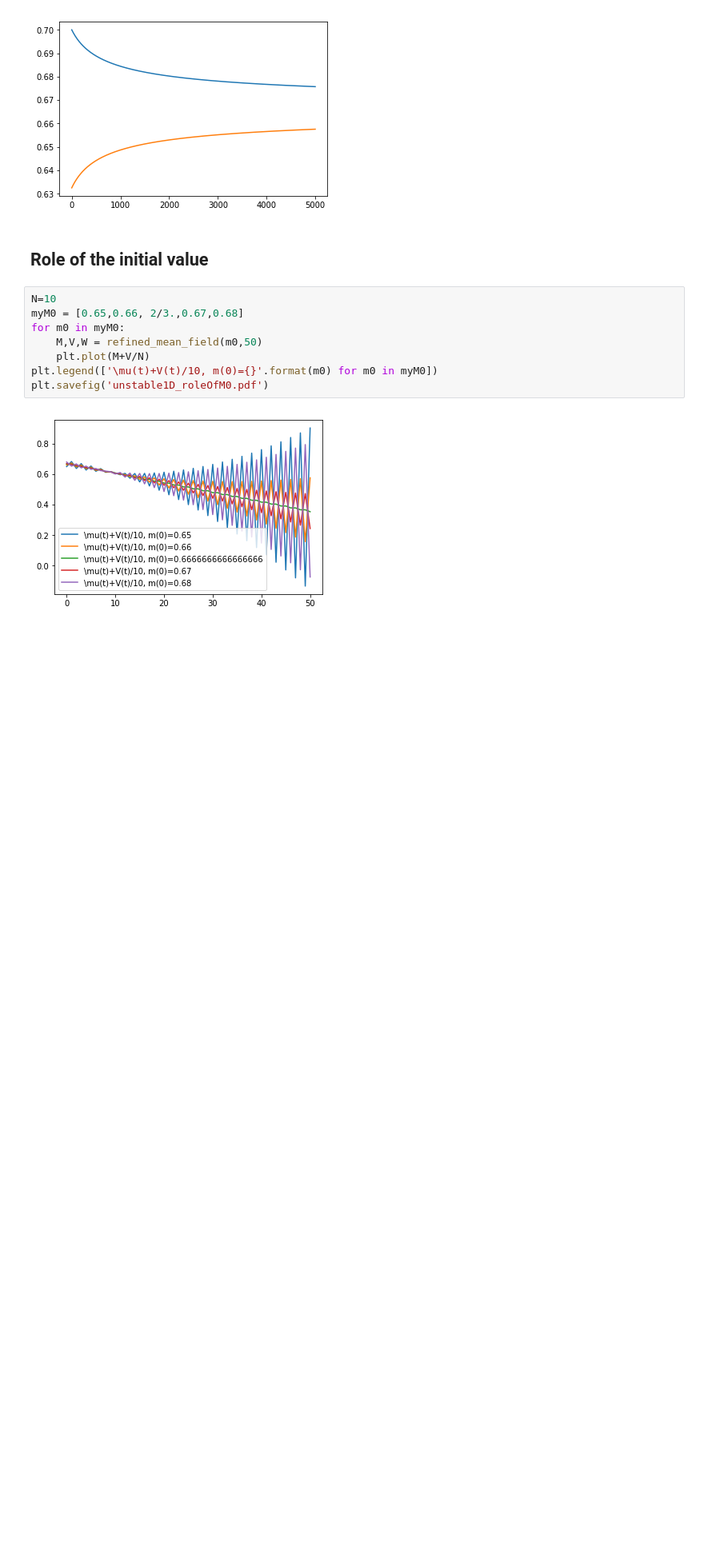
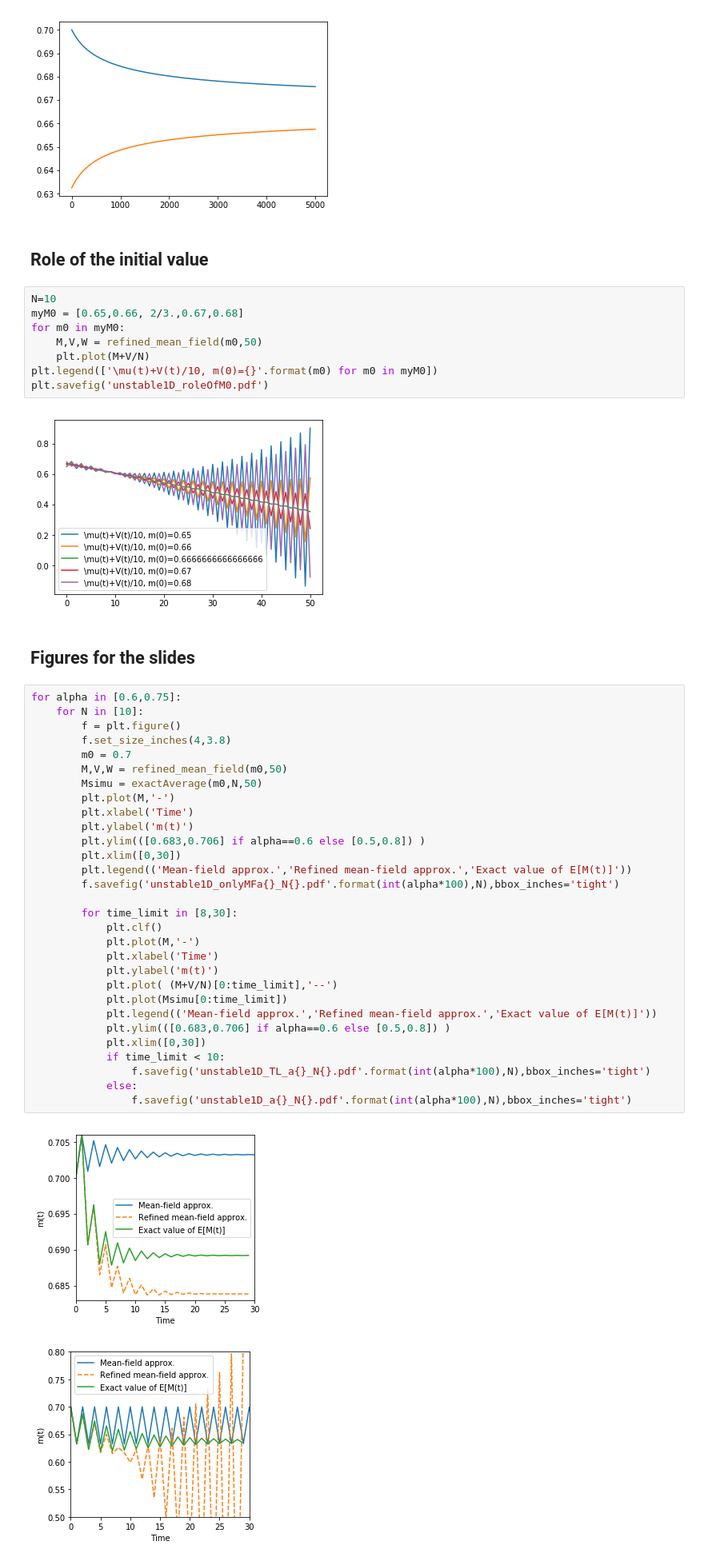
Before and after one commit to ngast/RefinedMeanField_SynchronousPopulation, a Jupyter notebook: simu/unstable1Dmodel.ipynb, the cells around one changed output. Shown: that part at 80% size. Cells and saved outputs as stored; diff of their text form; blank space fills up the shorter version.

```diff
--- a/simu/unstable1Dmodel.ipynb
+++ b/simu/unstable1Dmodel.ipynb
@@ -256,3 +260,38 @@ plt.legend(['\mu(t)+V(t)/10, m(0)={}'.format(m0) for m0 in myM0])
 plt.savefig('unstable1D_roleOfM0.pdf')
 # %% [output]
 [figure]
+# %% [markdown]
+## Figures for the slides
+# %%
+for alpha in [0.6,0.75]:
+    for N in [10]:
+        f = plt.figure()
+        f.set_size_inches(4,3.8)
+        m0 = 0.7
+        M,V,W = refined_mean_field(m0,50)
+        Msimu = exactAverage(m0,N,50)
+        plt.plot(M,'-')
+        plt.xlabel('Time')
+        plt.ylabel('m(t)')
+        plt.ylim(([0.683,0.706] if alpha==0.6 else [0.5,0.8]) )
+        plt.xlim([0,30])
+        plt.legend(('Mean-field approx.','Refined mean-field approx.','Exact value of E[M(t)]'))
+        f.savefig('unstable1D_onlyMFa{}_N{}.pdf'.format(int(alpha*100),N),bbox_inches='tight')
+
+        for time_limit in [8,30]:
+            plt.clf()
+            plt.plot(M,'-')
+            plt.xlabel('Time')
+            plt.ylabel('m(t)')
+            plt.plot( (M+V/N)[0:time_limit],'--')
+            plt.plot(Msimu[0:time_limit])
+            plt.legend(('Mean-field approx.','Refined mean-field approx.','Exact value of E[M(t)]'))
+            plt.ylim(([0.683,0.706] if alpha==0.6 else [0.5,0.8]) )
+            plt.xlim([0,30])
+            if time_limit < 10:
+                f.savefig('unstable1D_TL_a{}_N{}.pdf'.format(int(alpha*100),N),bbox_inches='tight')
+            else:
+                f.savefig('unstable1D_a{}_N{}.pdf'.format(int(alpha*100),N),bbox_inches='tight')
+# %% [output]
+[figure, added]
+[figure, added]
```
Also changed, not shown: parts of 1 cell of this notebook, 7 other files.
